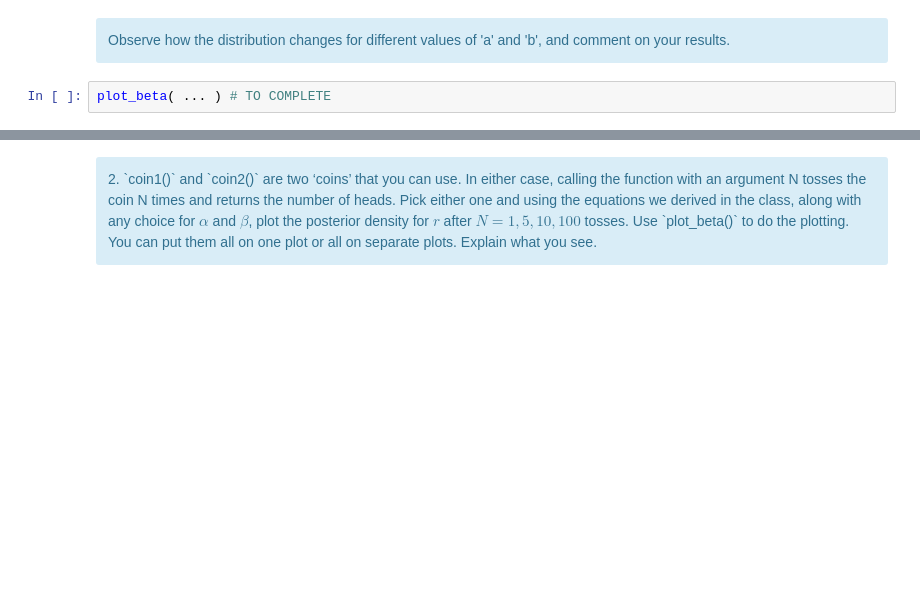
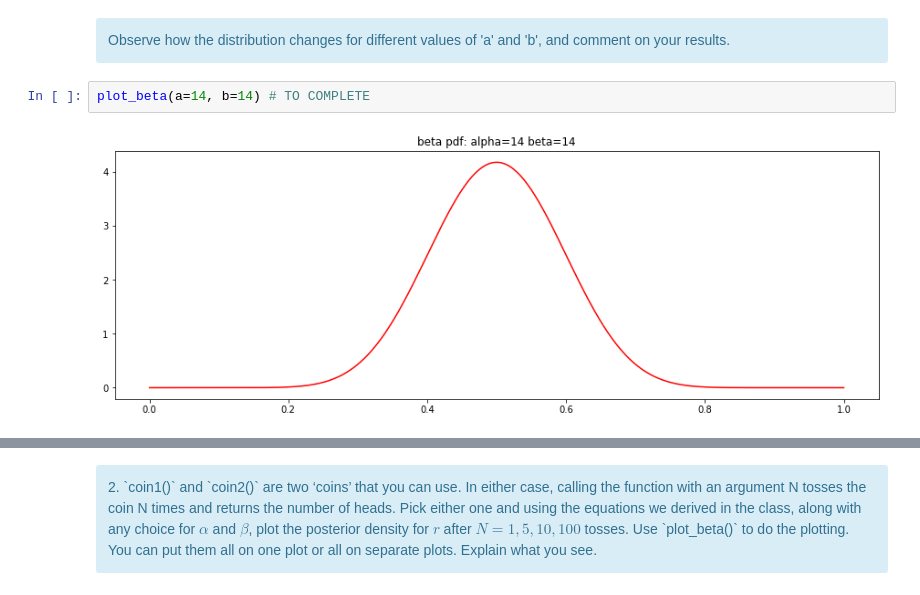
Before and after one commit to claudioscalzo/asi, a Jupyter notebook: linear_regression.ipynb, the cells around one changed output, grey strips where cells are left out. Cells and saved outputs as stored; diff of their text form; blank space fills up the shorter version.

```diff
--- a/linear_regression.ipynb
+++ b/linear_regression.ipynb
@@ -736,4 +740,6 @@ plot_beta(a=1, b=1)
 Observe how the distribution changes for different values of 'a' and 'b', and comment on your results.
 </div>
 # %%
-plot_beta( ... ) # TO COMPLETE
+plot_beta(a=14, b=14) # TO COMPLETE
+# %% [output]
+[figure, added]
```
Also changed, not shown: parts of 24 cells of this notebook.
